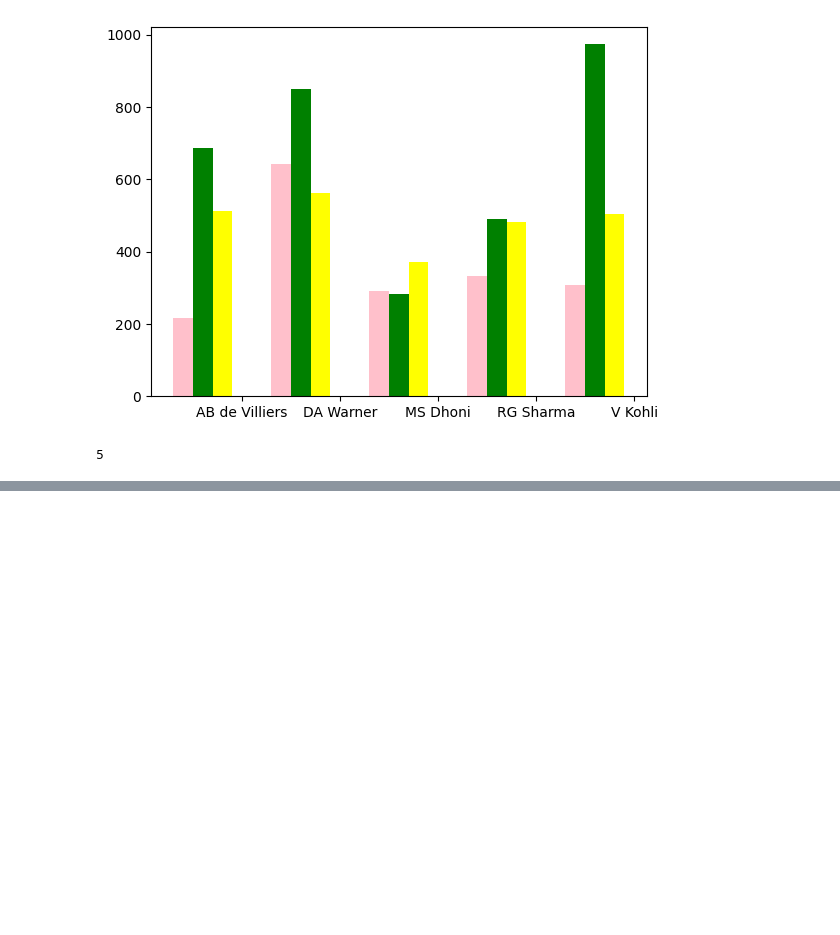
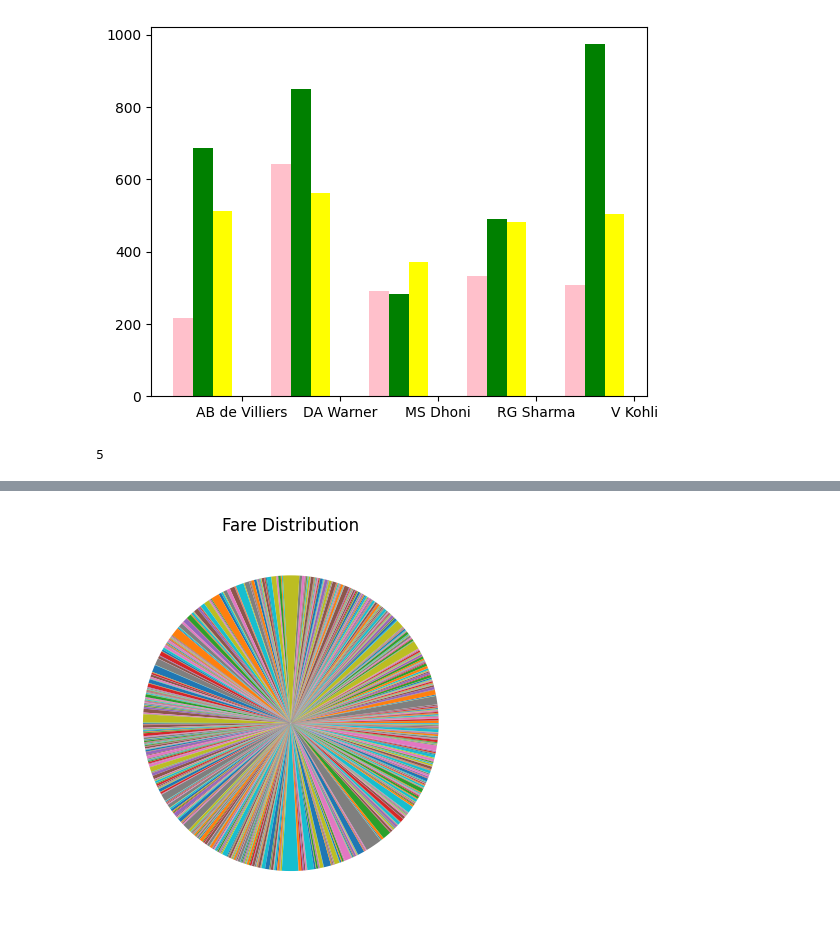
Before and after one commit to priyanka09-stack/Intro-To-ML, a Jupyter notebook: ML/Matplotlib/matplotlib.ipynb, the cells around one changed output, grey strips where cells are left out. Saved outputs shown, nothing was run; the diff lists cells and outputs as text; code cells hidden in the pictures; blank space fills up the shorter version.

```diff
--- a/ML/Matplotlib/matplotlib.ipynb
+++ b/ML/Matplotlib/matplotlib.ipynb
@@ -73,0 +85,8 @@ df_1.shape[0]
+# %%
+y=data["Fare"]
+# %%
+plt.pie(y)
+plt.title("Fare Distribution")
+plt.show()
+# %% [output]
+[figure, added]
```
Also changed, not shown: parts of 2 cells of this notebook.
